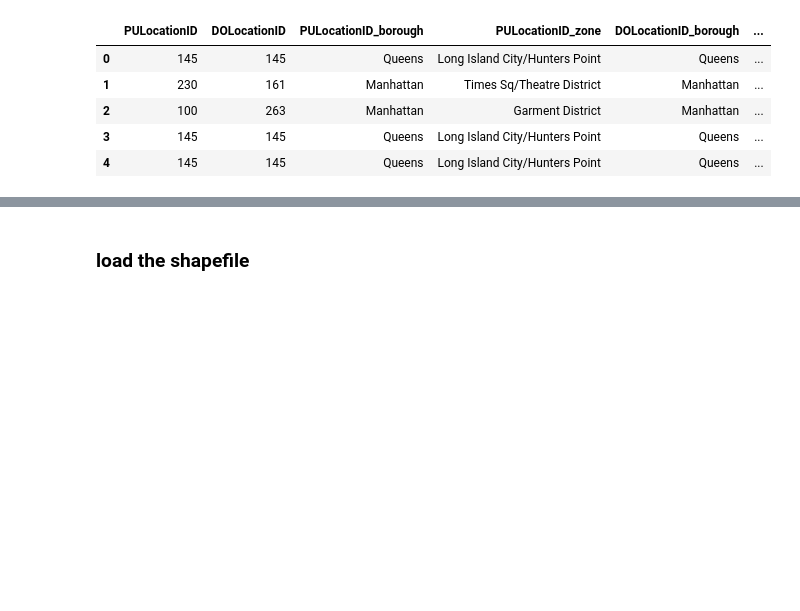
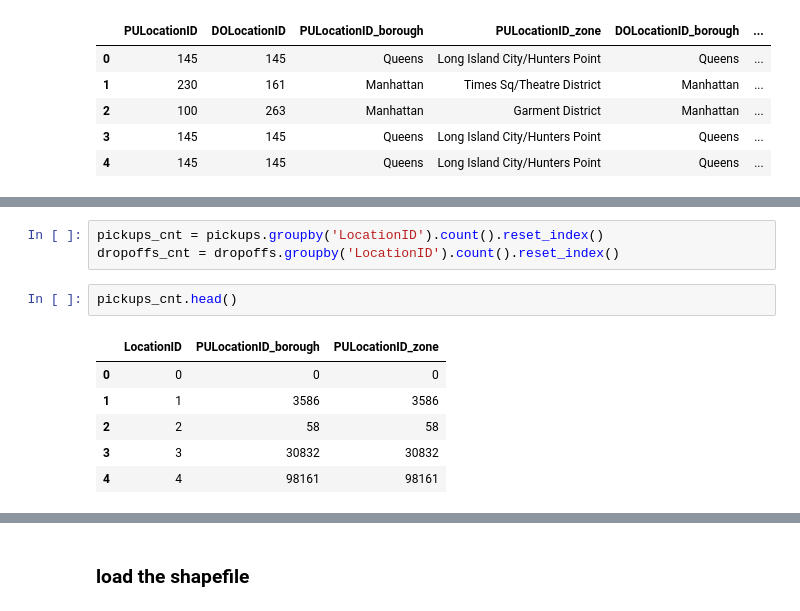
Before and after one commit to jinalklaulitz/PUI2018_msm796, a Jupyter notebook: HW8_msm796/Assignment1_msm796.ipynb, the cells around one changed output, grey strips where cells are left out. Drawn from its saved outputs; the diff is of its cells as text; blank space fills up the shorter version.

```diff
--- a/HW8_msm796/Assignment1_msm796.ipynb
+++ b/HW8_msm796/Assignment1_msm796.ipynb
@@ -220,0 +232,12 @@ yellow.head()
+# %%
+pickups_cnt = pickups.groupby('LocationID').count().reset_index()
+dropoffs_cnt = dropoffs.groupby('LocationID').count().reset_index()
+# %%
+pickups_cnt.head()
+# %% [output]
+|  | LocationID | PULocationID_borough | PULocationID_zone |
+| 0 | 0 | 0 | 0 |
+| 1 | 1 | 3586 | 3586 |
+| 2 | 2 | 58 | 58 |
+| 3 | 3 | 30832 | 30832 |
+| 4 | 4 | 98161 | 98161 |
```
Also changed, not shown: parts of 11 cells of this notebook, 3 other files.
